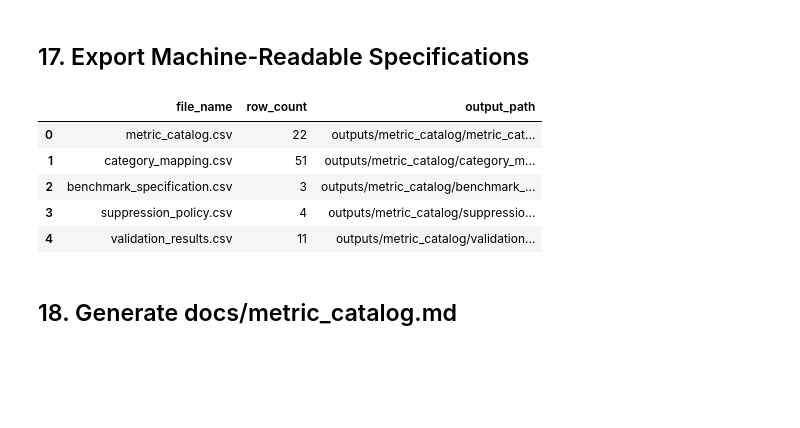
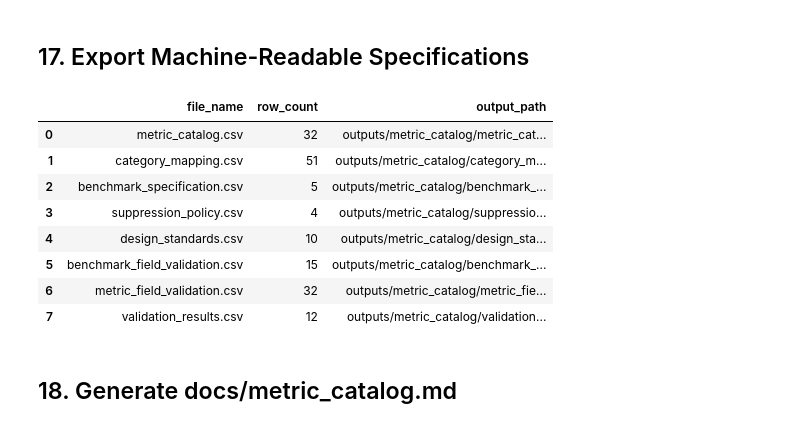
Before and after one commit to doyounghi/Healthcare-data-analysis, a Jupyter notebook: 04_hospital_operations_powerbi/notebooks/02_metric_catalog_and_benchmark_design.ipynb, the cells around one changed output. Saved outputs shown, nothing was run; the diff lists cells and outputs as text; code cells hidden in the pictures; blank space fills up the shorter version.

```diff
--- a/04_hospital_operations_powerbi/notebooks/02_metric_catalog_and_benchmark_design.ipynb
+++ b/04_hospital_operations_powerbi/notebooks/02_metric_catalog_and_benchmark_design.ipynb
@@ -1240,9 +1554,10 @@ suppression_policy = pd.DataFrame(
     [
         {
             "suppression_rule_id": "COUNT_1_TO_10",
-            "applies_to": "Displayed count",
+            "applies_to": "Displayed discharge count",
             "rule": (
-                "Do not suppress displayed counts."
+                "Suppress displayed discharge counts between 1 and 10. "
+                "Display zero when the true count is zero."
             ),
             "zero_allowed": True,
             "implementation_target": "Power BI measure and public exports",
@@ -1264,7 +1579,7 @@ suppression_policy = pd.DataFrame(
                 "This does not override disclosure review for related "
                 "patient-level measures."
             ),
-        },
+            },
         {
             "suppression_rule_id": "DENOMINATOR_LT_11",
             "applies_to": "Continuous summary or aggregate amount",
@@ -1294,6 +1609,10 @@ suppression_policy = pd.DataFrame(
         },
     ]
 )
+count_rule_text = suppression_policy.loc[
+    suppression_policy["suppression_rule_id"].eq("COUNT_1_TO_10"),
+    "rule",
+].iloc[0].lower()
 
 suppression_policy
 # %% [output]
@@ -1429,6 +1748,17 @@ validation_results.append(
     }
 )
 
+validation_results.append(
+    {
+        "validation_test": "Small discharge counts are suppressed",
+        "passed": (
+            "suppress" in count_rule_text
+            and "do not suppress" not in count_rule_text
+        ),
+        "details": count_rule_text,
+    }
+)
+
 allowed_mapping_actions = {
     "RETAIN",
     "GROUP",
@@ -1517,40 +1848,51 @@ Unresolved category mappings: 0
 # %%
 export_tables = {
     "metric_catalog.csv": metric_catalog,
     "category_mapping.csv": category_mapping,
     "benchmark_specification.csv": benchmark_specification,
     "suppression_policy.csv": suppression_policy,
+    "design_standards.csv": design_standards,
+    "benchmark_field_validation.csv": benchmark_field_validation,
+    "metric_field_validation.csv": metric_field_validation,
     "validation_results.csv": validation_results,
 }
-
 export_manifest = []
 
 for file_name, dataframe in export_tables.items():
     output_path = OUTPUT_DIR / file_name
 
     dataframe.to_csv(output_path, index=False)
 
     assert output_path.exists()
     assert output_path.stat().st_size > 0
 
     export_manifest.append(
         {
             "file_name": file_name,
             "row_count": len(dataframe),
             "output_path": output_path.relative_to(PROJECT_ROOT).as_posix(),
         }
     )
 
 export_manifest = pd.DataFrame(export_manifest)
 
-export_manifest
+manifest_path = OUTPUT_DIR / "export_manifest.csv"
+export_manifest.to_csv(manifest_path, index=False)
+
+assert manifest_path.exists()
+assert manifest_path.stat().st_size > 0
+
+display(export_manifest)
 # %% [output]
 |  | file_name | row_count | output_path |
-| 0 | metric_catalog.csv | 22 | outputs/metric_catalog/metric_cat... |
+| 0 | metric_catalog.csv | 32 | outputs/metric_catalog/metric_cat... |
 | 1 | category_mapping.csv | 51 | outputs/metric_catalog/category_m... |
-| 2 | benchmark_specification.csv | 3 | outputs/metric_catalog/benchmark_... |
+| 2 | benchmark_specification.csv | 5 | outputs/metric_catalog/benchmark_... |
 | 3 | suppression_policy.csv | 4 | outputs/metric_catalog/suppressio... |
-| 4 | validation_results.csv | 11 | outputs/metric_catalog/validation... |
+| 4 | design_standards.csv | 10 | outputs/metric_catalog/design_sta... |
+| 5 | benchmark_field_validation.csv | 15 | outputs/metric_catalog/benchmark_... |
+| 6 | metric_field_validation.csv | 32 | outputs/metric_catalog/metric_fie... |
+| 7 | validation_results.csv | 12 | outputs/metric_catalog/validation... |
 # %% [markdown]
 ## 18. Generate docs/metric_catalog.md
 # %%
```
Also changed, not shown: parts of 10 cells of this notebook, 24 other files.
